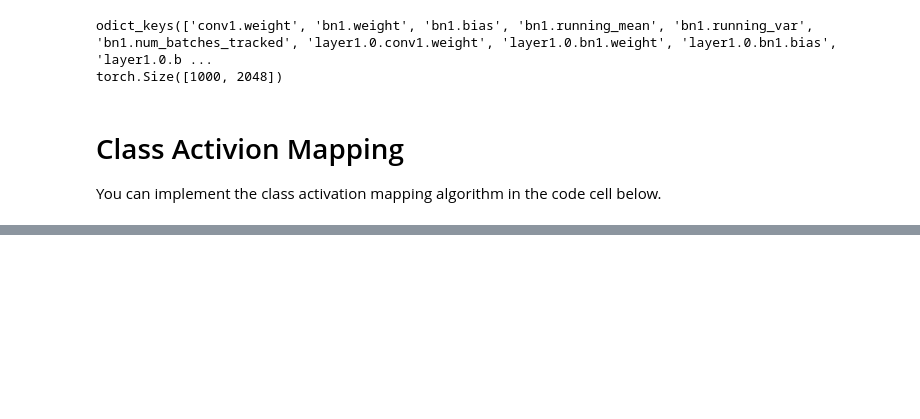
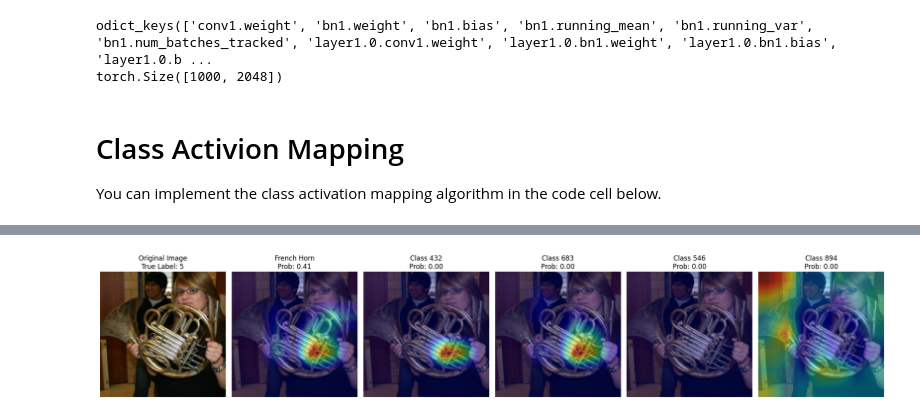
Before and after one commit to tonyscan6003/CE5021_AY2526_group2, a Jupyter notebook: Assignment_3_student.ipynb, the cells around one changed output, grey strips where cells are left out. Saved outputs shown, nothing was run; the diff lists cells and outputs as text; code cells hidden in the pictures; blank space fills up the shorter version.

```diff
--- a/Assignment_3_student.ipynb
+++ b/Assignment_3_student.ipynb
@@ -274,0 +276,88 @@ Please clearly identify any code blocks you have used, suggestions your have tri
+# %%
+## Extract an image from the loader
+dataiter = iter(data_loader)
+image, true_label = next(dataiter)  # {1, 3, 224, 224]
+print(f"Image tensor shape: {image.shape}")
+print(f"True label: {true_label.item()}")
+
+# Perform forward pass through ResNet50 model to obtain the final convolution features & logits
+# for same
+
+model.eval()
+with torch.no_grad():
+    outputs = model(image)
+    features = outputs['op_features'] ## [1, 2048, 7, 7]
+    logits = outputs['op_logits'] ## ([1, 1000]
+
+print(f"Features shape: {features.shape}")
+print(f"Logits shape: {logits.shape}")
+
+probabilities = F.softmax(logits, dim=1)
+
+# Get top 5 predicted classes and their probabilities
+top5_prob, top5_indices = torch.topk(probabilities, 5)
+
+print(f"Top 5 probabilities: {top5_prob.squeeze().tolist()}")
+print(f"Top 5 class indices: {top5_indices.squeeze().tolist()}")
+
+
+#Iterate through these top 5, generate the CAM for each and display side by side with the original
+
+fig, axes = plt.subplots(1, 6, figsize=(20, 4)) # 1 for original + 5 for CAMs
+
+# Ensure model is in evaluation mode
+model.eval()
+
+# Unnormalize the original image for display
+original_img_display = unnormalize_image(image.clone(), mean, std).cpu().numpy()
+
+# Display the original image in the first subplot
+axes[0].imshow(original_img_display)
+axes[0].set_title(f"Original Image\nTrue Label: {imagenette_dict.get(true_label.item(), str(true_label.item()))}")
+axes[0].axis('off')
+
+# Iterate over the top 5 predicted classes
+for i in range(5):
+    predicted_class_idx = top5_indices.squeeze()[i].item()
+    predicted_prob = top5_prob.squeeze()[i].item()
+
+    # Get weights for the current predicted class from the classifier layer
+    classifier_weights = sd['fc.weight'][predicted_class_idx] # shape [2048]
+
+    # Calculate Class Activation Map
+    # Squeeze the batch dimension from features to (2048, 7, 7)
+    # Reshape features to (2048, 49) for matrix multiplication
+    # Perform weighted sum: classifier_weights (1, 2048) * features_reshaped (2048, 49) -> (1, 49)
+    # Then reshape to (7, 7)
+    class_act_map = torch.matmul(classifier_weights, features.squeeze(0).view(features.shape[1], -1))
+    class_act_map = class_act_map.reshape(features.shape[2], features.shape[3])
+
+    # Apply ReLU to get only positive activations
+    class_act_map = F.relu(class_act_map)
+
+    # Upsample the CAM to the original image size (HW_trg x HW_trg)
+    # CAM is (7, 7), needs to be (1, 1, H, W) for F.interpolate, so use unsqueeze to upsample
+    act_map_us = F.interpolate(class_act_map.unsqueeze(0).unsqueeze(0), # Add batch and channel dimensions
+                               size=(HW_trg, HW_trg),
+                               mode='bilinear',
+                               align_corners=False).squeeze() # Remove extra dimensions
+
+    # Normalize the CAM to values between 0 and 1 for better visualization
+    cam_min = act_map_us.min()
+    cam_max = act_map_us.max()
+    act_map_us_normalized = (act_map_us - cam_min) / (cam_max - cam_min + 1e-8)
+    act_map_us_normalized = act_map_us_normalized.detach().cpu().numpy()
+
+    # Get label name for the predicted class
+    predicted_label_name = imagenette_dict.get(predicted_class_idx, f"Class {predicted_class_idx}")
+
+    # Plotting for each CAM
+    ax = axes[i + 1]
+    ax.imshow(original_img_display)
+    ax.imshow(act_map_us_normalized, cmap=plt.cm.jet, alpha=0.4)
+    ax.set_title(f"{predicted_label_name}\nProb: {predicted_prob:.2f}")
+    ax.axis('off')
+
+plt.tight_layout()
+plt.show()
+# %% [output]
@@ -274,0 +370 @@ Please clearly identify any code blocks you have used, suggestions your have tri
+[figure, added]
```
Also changed, not shown: parts of 6 cells of this notebook.
